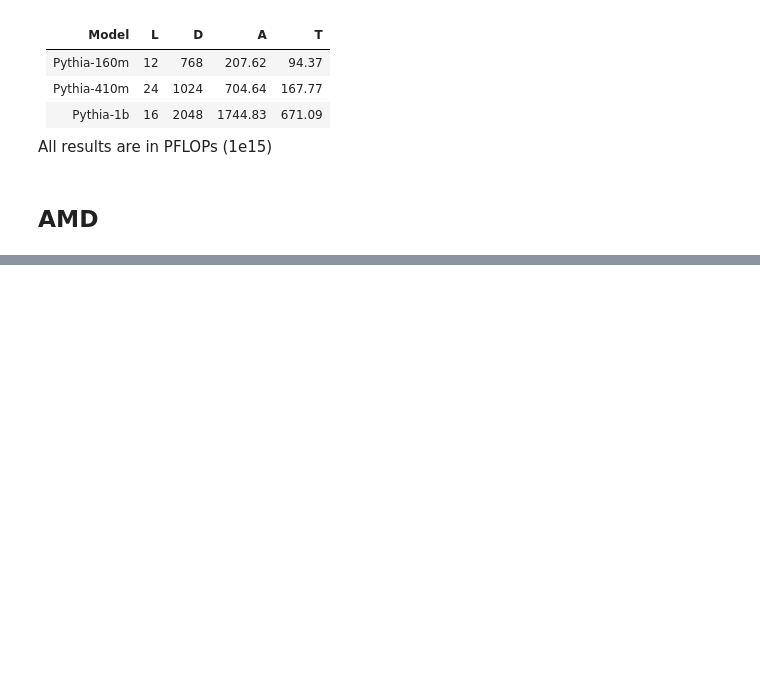
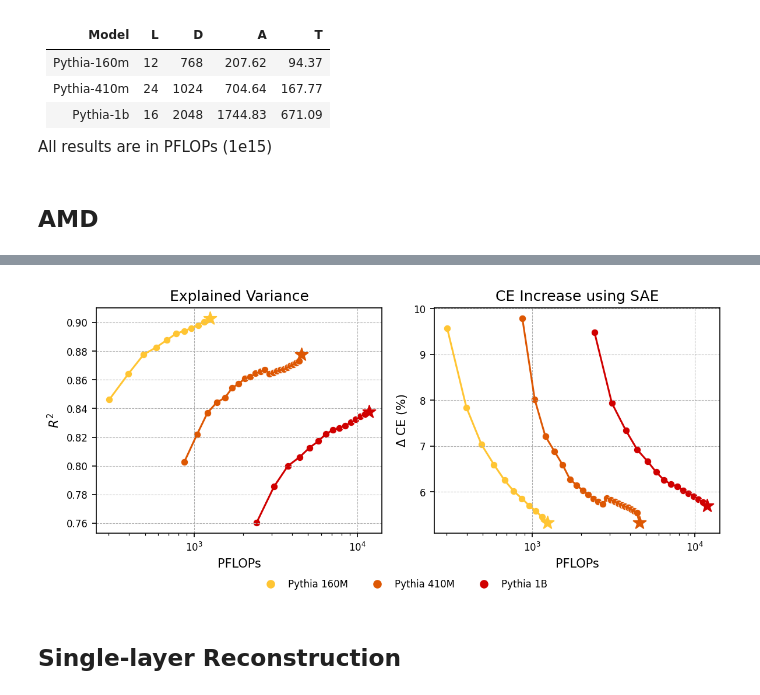
Before and after one commit to ghidav/group-sae, a Jupyter notebook: recon/analysis.ipynb, the cells around one changed output, grey strips where cells are left out. Drawn from its saved outputs; the diff is of its cells as text; code cells hidden in the pictures; blank space fills up the shorter version.

```diff
--- a/recon/analysis.ipynb
+++ b/recon/analysis.ipynb
@@ -265,0 +268,8 @@ plt.show()
+# %%
+p160 = load_cluster_eval("160m", include_baseline=True)
+p410 = load_cluster_eval("410m", include_baseline=True)
+p1 = load_cluster_eval("1b", include_baseline=True)
+# %%
+p160_plot = p160.groupby("G").mean()
+p410_plot = p410.groupby("G").mean()
+p1_plot = p1.groupby("G").mean()
@@ -265,0 +292,57 @@ plt.show()
+# %%
+fig, ax = plt.subplots(1, 2, figsize=(8, 3.5), dpi=150, layout="tight")
+ax[0].grid(linestyle="--", linewidth=0.5)
+ax[1].grid(linestyle="--", linewidth=0.5)
+
+def plot_vs_flops(metric, ax):
+    # Plot for Pythia 160M
+    sns.lineplot(data=p160_plot, x="C", y=metric, color=palette[0], ax=ax)
+    sns.scatterplot(data=p160_plot, x="C", y=metric, color=palette[0], ax=ax, legend=False)
+    # Plot the last row as a star
+    last_row = p160_plot.iloc[-1]
+    ax.scatter(last_row["C"], last_row[metric], marker="*", s=120,
+               color=palette[0], edgecolor=None, zorder=10)
+
+    # Plot for Pythia 410M
+    sns.lineplot(data=p410_plot, x="C", y=metric, color=palette[2], ax=ax)
+    sns.scatterplot(data=p410_plot, x="C", y=metric, color=palette[2], ax=ax, legend=False)
+    # Plot the last row as a star
+    last_row = p410_plot.iloc[-1]
+    ax.scatter(last_row["C"], last_row[metric], marker="*", s=120,
+               color=palette[2], edgecolor=None, zorder=10)
+
+    # Plot for Pythia 1B
+    sns.lineplot(data=p1_plot, x="C", y=metric, color=palette[3], ax=ax)
+    sns.scatterplot(data=p1_plot, x="C", y=metric, color=palette[3], ax=ax, legend=False)
+    # Plot the last row as a star
+    last_row = p1_plot.iloc[-1]
+    ax.scatter(last_row["C"], last_row[metric], marker="*", s=120,
+               color=palette[3], edgecolor=None, zorder=10)
+
+    # (Optional) Adjust the x-axis to log-scale and tick parameters
+    ax.set_xlabel("PFLOPs")
+    ax.set_xscale('log')
+    ax.tick_params(labelsize=8)  # Reduce tick label size
+
+# Plot the two metrics
+plot_vs_flops("explained_variance", ax[0])
+ax[0].set_ylabel(r"$R^2$")
+ax[0].set_title("Explained Variance")
+
+plot_vs_flops("delta_ce", ax[1])
+ax[1].set_ylabel(r"$\Delta$ CE (%)")
+ax[1].set_title("CE Increase using SAE")
+
+# Create a single unique legend without a frame
+handles = [
+    plt.Line2D([0], [0], marker='o', color=palette[0], linestyle='', label="Pythia 160M"),
+    plt.Line2D([0], [0], marker='o', color=palette[2], linestyle='', label="Pythia 410M"),
+    plt.Line2D([0], [0], marker='o', color=palette[3], linestyle='', label="Pythia 1B")
+]
+fig.legend(handles=handles, loc="lower center", ncol=3, fontsize=8, frameon=False, bbox_to_anchor=(0.53, -0.05))
+plt.savefig("imgs/flops_vs_metrics.svg", bbox_inches="tight", dpi=300)
+plt.show()
+# %% [output]
+[figure, added]
+# %% [markdown]
+## Single-layer Reconstruction
```
Also changed, not shown: parts of 14 cells of this notebook.
